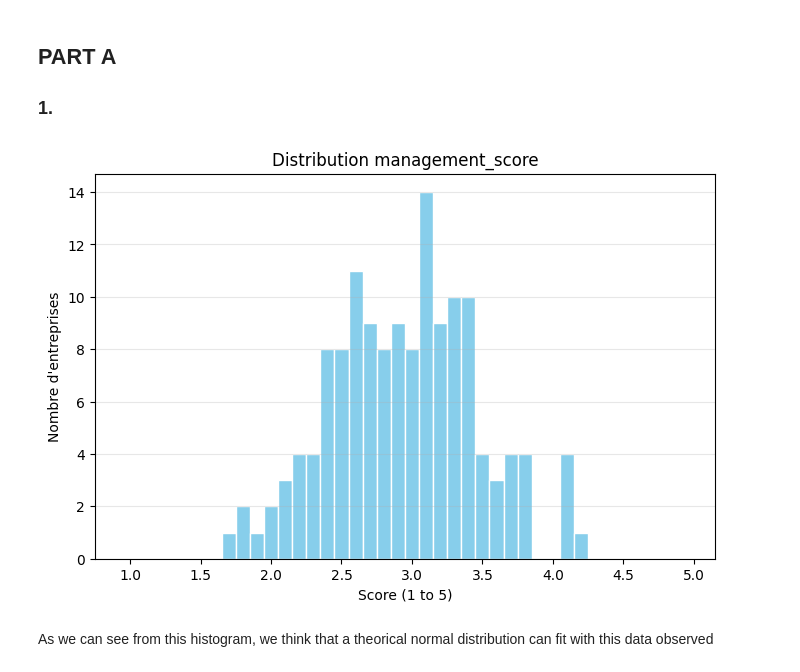
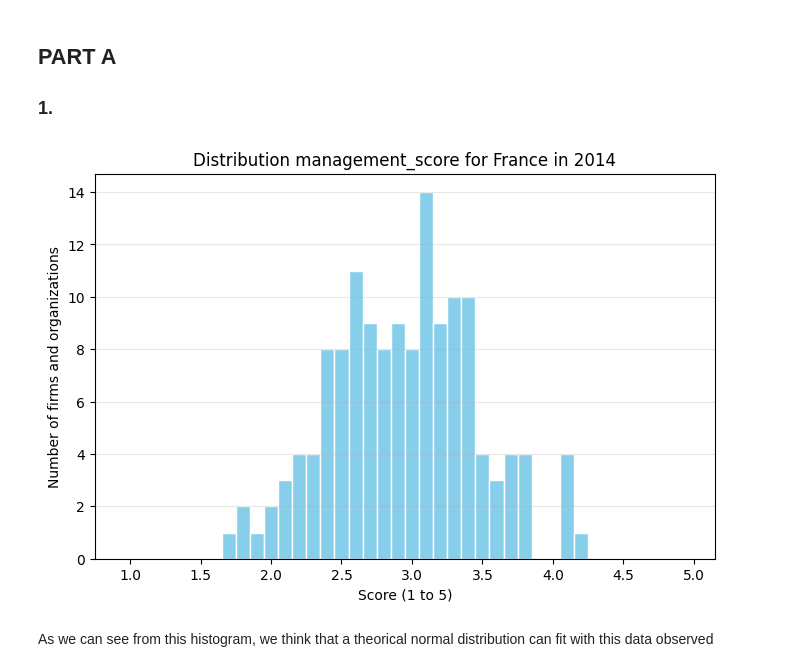
Before and after one commit to racso-vs/econometrics, a Jupyter notebook: Homework_1.ipynb, the cells around one changed output. Cells and saved outputs as stored; diff of their text form; code cells hidden in the pictures.

Commit message:
QA.1 corrected histogram

```diff
--- a/Homework_1.ipynb
+++ b/Homework_1.ipynb
@@ -135,19 +135,19 @@ Part D: choose your country/year
 # %%
 # Configuration of the histogram
 bins_precision = np.arange(1, 5.1, 0.1)
 plt.figure(figsize=(8, 5))
 plt.hist(df1['management'], bins=bins_precision, edgecolor='white', color='skyblue', align='left')
 
 # Personnalisation of the axes and title
-plt.title('Distribution management_score')
+plt.title('Distribution management_score for France in 2014')
 plt.xlabel('Score (1 to 5)')
-plt.ylabel('Nombre d\'entreprises')
+plt.ylabel('Number of firms and organizations')
 plt.xticks(np.arange(1,5.5,0.5)) # ticks every 0.5
 plt.grid(axis='y', alpha=0.3)
 
 # Show the plot
 plt.show()
 # %% [output]
-[figure, old version]
+[figure, new version]
 # %% [markdown]
 As we can see from this histogram, we think that a theorical normal distribution can fit with this data observed
```
